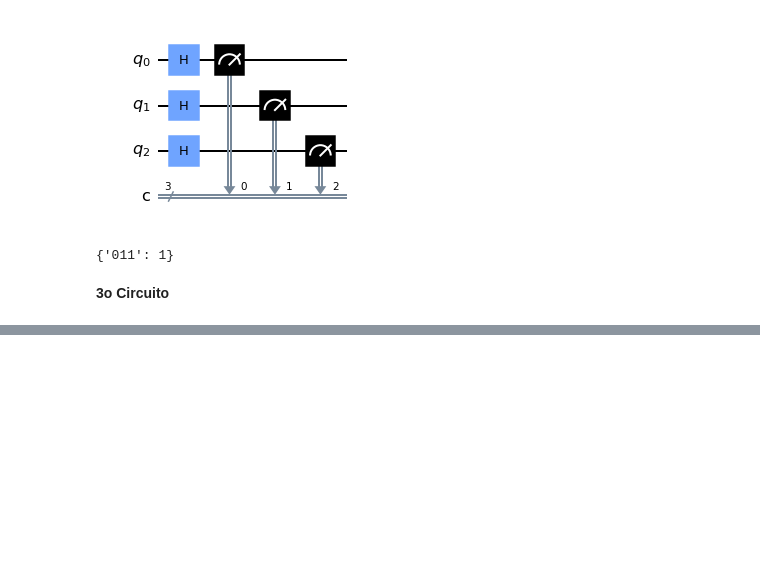
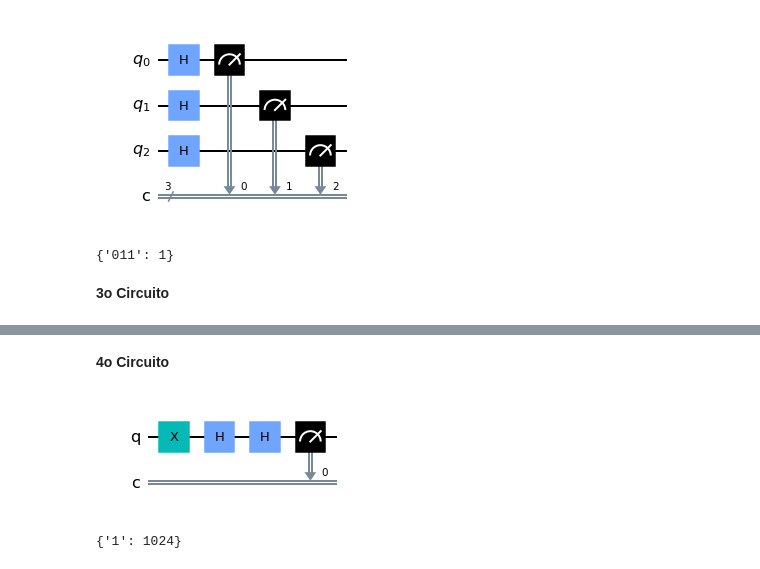
Before and after one commit to gustavomirapalheta/Quantum-Computing-with-Qiskit, a Jupyter notebook: Qiskit_summary.ipynb, the cells around one changed output, grey strips where cells are left out. Saved outputs shown, nothing was run; the diff lists cells and outputs as text; code cells hidden in the pictures; blank space fills up the shorter version.

```diff
--- a/Qiskit_summary.ipynb
+++ b/Qiskit_summary.ipynb
@@ -60,0 +82,17 @@ print(counts)
+# %% [markdown]
+**4o Circuito**
+# %%
+from qiskit import QuantumCircuit
+qc = QuantumCircuit(1,1)
+qc.x(0)
+qc.h(0)
+qc.h(0)
+qc.measure(0,0)
+display(qc.draw(output='mpl'))
+
+job = sim.run(qc)
+result = job.result()
+result.get_counts()
+# %% [output]
+[figure, added]
+{'1': 1024}
```
Also changed, not shown: parts of 5 cells of this notebook.
